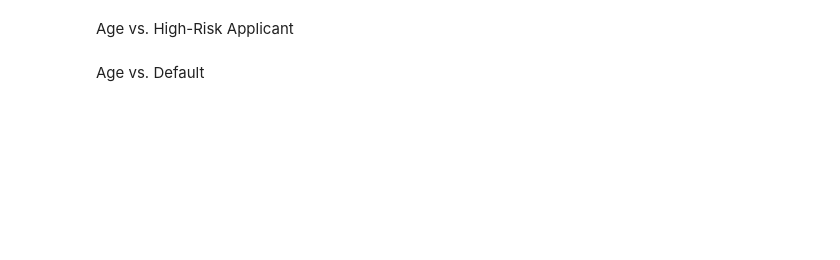
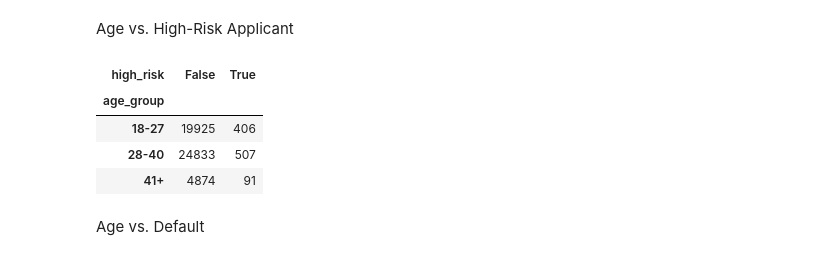
Before and after one commit to iceaiai/CS-Kid-teaching, a Jupyter notebook: AIES_final_project.ipynb, the cells around one changed output. Cells and saved outputs as stored; diff of their text form; code cells hidden in the pictures; blank space fills up the shorter version.

```diff
--- a/AIES_final_project.ipynb
+++ b/AIES_final_project.ipynb
@@ -53,7 +121,14 @@ freq_age_premium = pd.crosstab(df_clean['age'], df_clean['eligible_for_premium']
 # %% [markdown]
 Age vs. High-Risk Applicant
 # %%
-freq_age_risk = pd.crosstab(df_clean['age'], df_clean['high_risk'])
+freq_age_risk = pd.crosstab(df_clean['age_group'], df_clean['high_risk'])
+freq_age_risk
+# %% [output]
+| high_risk | False | True |
+| age_group |  |  |
+| 18-27 | 19925 | 406 |
+| 28-40 | 24833 | 507 |
+| 41+ | 4874 | 91 |
 # %% [markdown]
 Age vs. Default
 # %%
```
Also changed, not shown: parts of 11 cells of this notebook.
